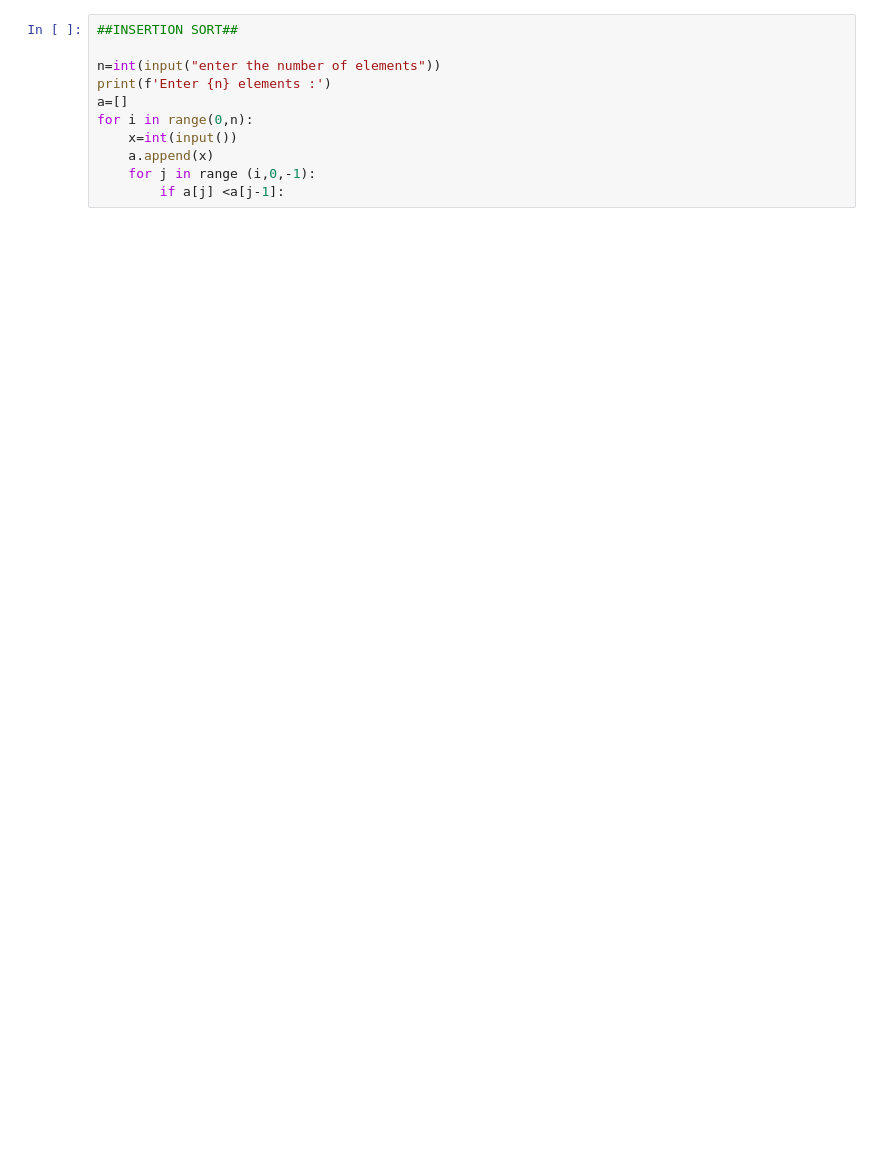
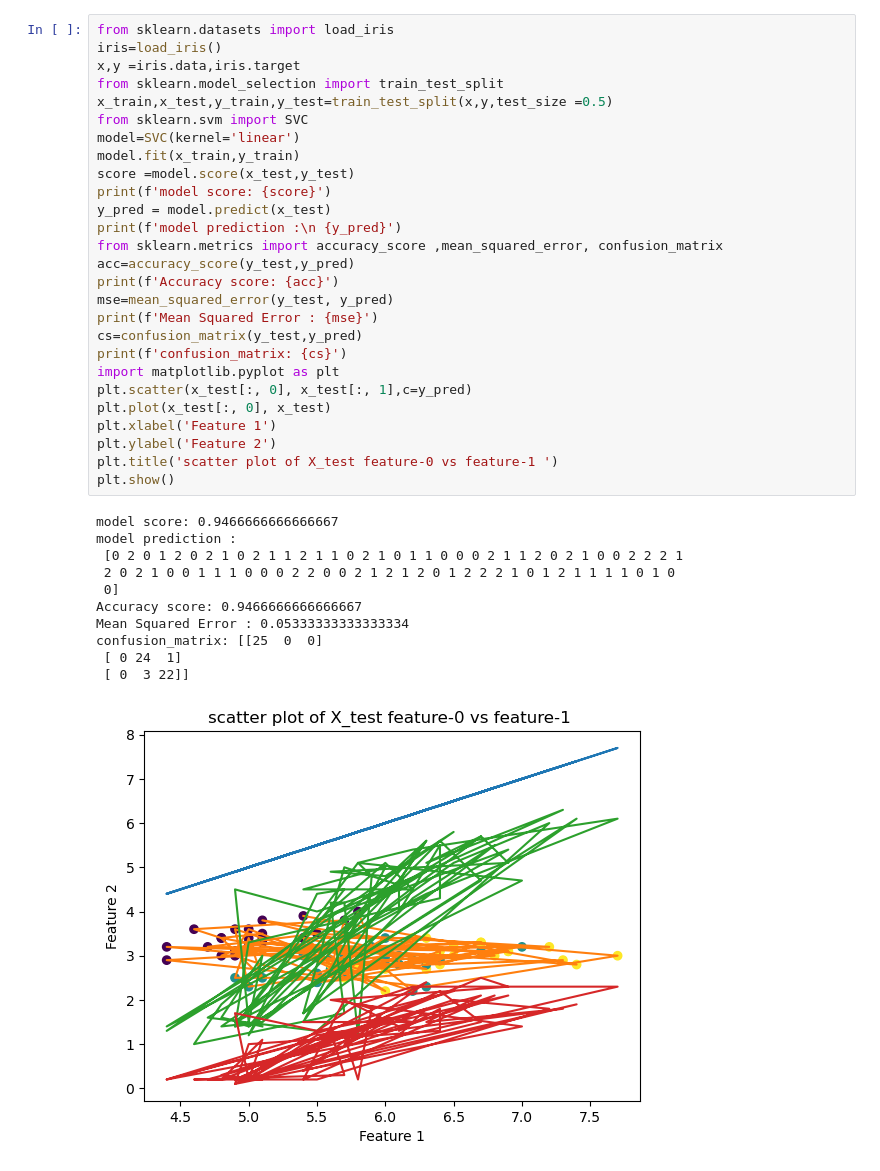
Before and after one commit to Enshrouded/datasets-and-plots-for-iris-dataset, a Jupyter notebook: 1st class 8039.ipynb, the cells around one changed output. Saved outputs shown, nothing was run; the diff lists cells and outputs as text; blank space fills up the shorter version.

```diff
--- a/1st class 8039.ipynb
+++ b/1st class 8039.ipynb
@@ -172,13 +1,41 @@ after sorting:
-# %%
-##INSERTION SORT##
-
-n=int(input("enter the number of elements"))
-print(f'Enter {n} elements :')
-a=[]
-for i in range(0,n):
-    x=int(input())
-    a.append(x)
-    for j in range (i,0,-1):
-        if a[j] <a[j-1]:
+# %%
+from sklearn.datasets import load_iris
+iris=load_iris()
+x,y =iris.data,iris.target
+from sklearn.model_selection import train_test_split
+x_train,x_test,y_train,y_test=train_test_split(x,y,test_size =0.5)
+from sklearn.svm import SVC
+model=SVC(kernel='linear')
+model.fit(x_train,y_train)
+score =model.score(x_test,y_test)
+print(f'model score: {score}')
+y_pred = model.predict(x_test)
+print(f'model prediction :\n {y_pred}')
+from sklearn.metrics import accuracy_score ,mean_squared_error, confusion_matrix
+acc=accuracy_score(y_test,y_pred)
+print(f'Accuracy score: {acc}')
+mse=mean_squared_error(y_test, y_pred)
+print(f'Mean Squared Error : {mse}')
+cs=confusion_matrix(y_test,y_pred)
+print(f'confusion_matrix: {cs}')
+import matplotlib.pyplot as plt
+plt.scatter(x_test[:, 0], x_test[:, 1],c=y_pred)
+plt.plot(x_test[:, 0], x_test)
+plt.xlabel('Feature 1')
+plt.ylabel('Feature 2')
+plt.title('scatter plot of X_test feature-0 vs feature-1 ')
+plt.show()
+# %% [output]
+model score: 0.9466666666666667
+model prediction :
+ [0 2 0 1 2 0 2 1 0 2 1 1 2 1 1 0 2 1 0 1 1 0 0 0 2 1 1 2 0 2 1 0 0 2 2 2 1
+ 2 0 2 1 0 0 1 1 1 0 0 0 2 2 0 0 2 1 2 1 2 0 1 2 2 2 1 0 1 2 1 1 1 1 0 1 0
+ 0]
+Accuracy score: 0.9466666666666667
+Mean Squared Error : 0.05333333333333334
+confusion_matrix: [[25  0  0]
+ [ 0 24  1]
+ [ 0  3 22]]
+[figure, added]
 # %%
 from sklearn.datasets import load_iris
```
Also changed, not shown: parts of 33 cells of this notebook.
